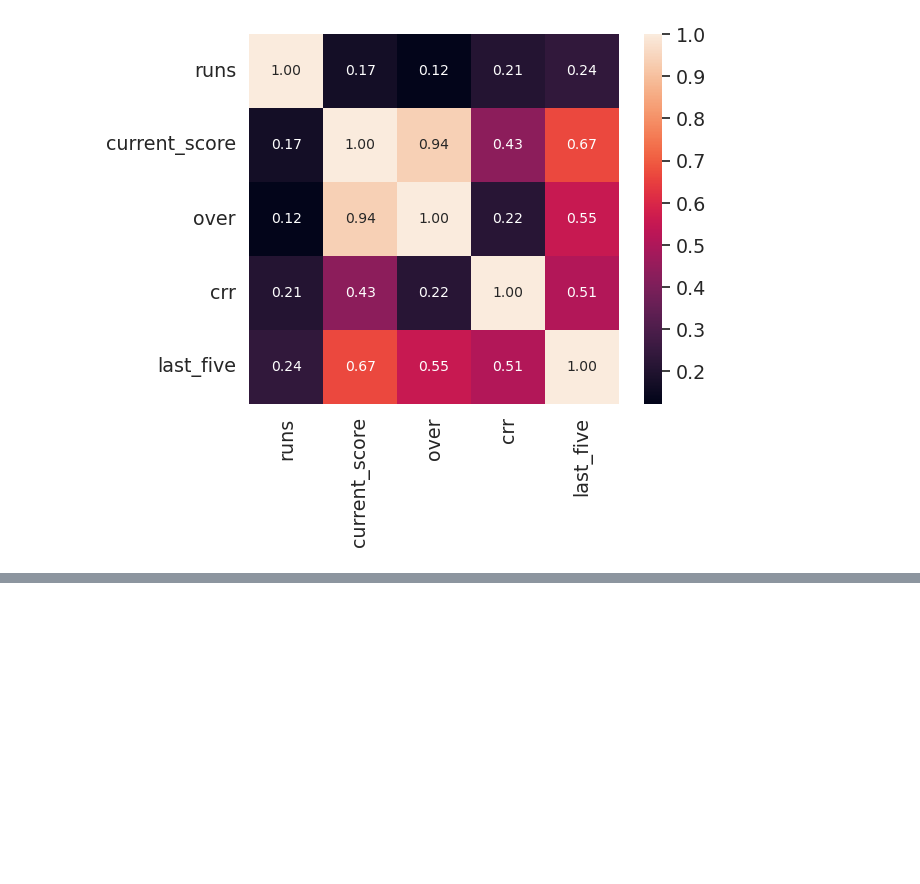
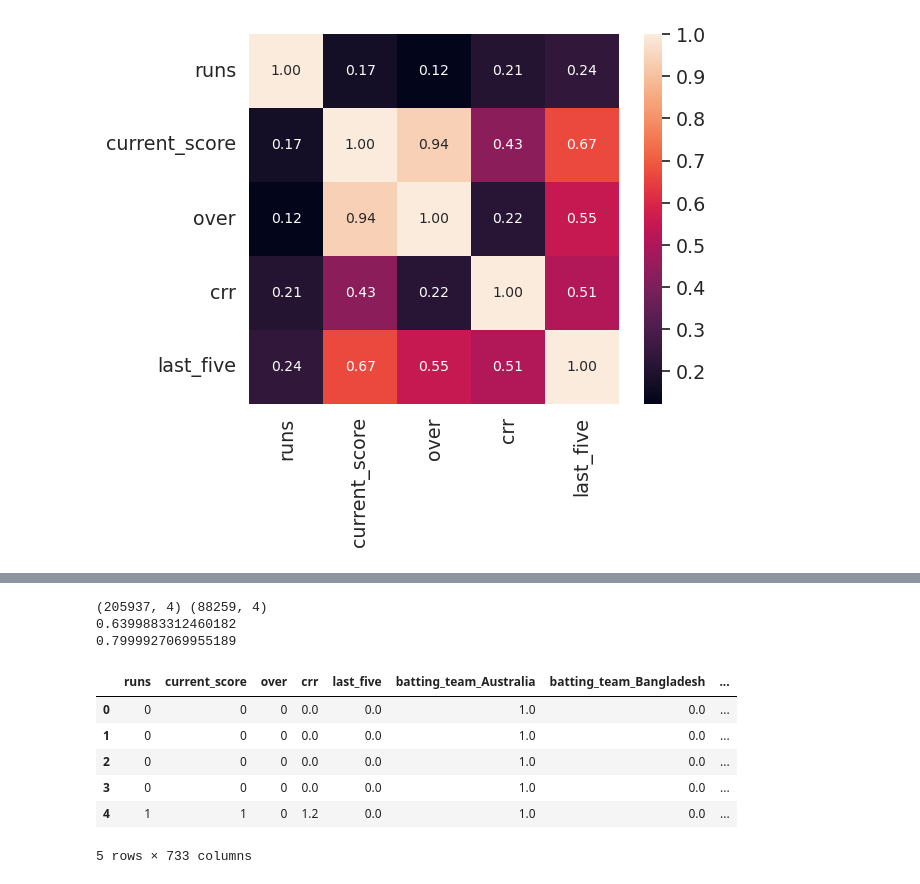
Before and after one commit to Sibgat-Ul/cricket_score_prediction, a Jupyter notebook: main.ipynb, the cells around one changed output, grey strips where cells are left out. Cells and saved outputs as stored; diff of their text form; code cells hidden in the pictures; blank space fills up the shorter version.

```diff
--- a/main.ipynb
+++ b/main.ipynb
@@ -109,0 +83,27 @@ pipe = Pipeline(steps=[
+# %%
+from sklearn.preprocessing import OneHotEncoder
+from sklearn.preprocessing import StandardScaler
+from sklearn.impute import SimpleImputer
+from sklearn.compose import ColumnTransformer
+from sklearn.pipeline import Pipeline
+from sklearn.model_selection import cross_val_score, train_test_split, KFold
+from sklearn.ensemble import RandomForestRegressor, IsolationForest
+from sklearn.metrics import mean_squared_error
+
+num_cols = [col for col in data if data[col].dtype in ['int64', 'float64']]
+ohe = OneHotEncoder(sparse_output=False, drop='first', handle_unknown='ignore')
+
+cat_pipe = Pipeline(steps=[
+    ('impute', SimpleImputer(missing_values='None', fill_value='None')),
+    ('ohe', ohe)
+])
+
+transform_col = ColumnTransformer(transformers=[
+    cat_pipe
+])
+
+model = RandomForestRegressor()
+pipe = Pipeline(steps=[
+    ('transformer', transform_col),
+    ('model', model)
+])
@@ -109,0 +159,43 @@ pipe = Pipeline(steps=[
+# %%
+X = data[num_cols]
+
+X_train = X.sample(frac=0.7, axis=0)
+X_eval = X.drop(X_train.index, axis=0)
+
+Y_train = X_train['current_score']
+X_train.drop(['current_score'], axis=1, inplace=True)
+
+y_eval = X_eval['current_score']
+X_eval.drop(['current_score'], axis=1, inplace=True)
+print(X_train.shape, X_eval.shape)
+
+x_train, x_test, y_train, y_test = train_test_split(X_train, Y_train, train_size=0.8)
+hist = model.fit(x_train, y_train)
+pred = model.predict(x_test)
+
+mse = mean_squared_error(y_test, pred)
+rmse = mse**.5
+print(mse)
+print(rmse)
+# %% [output]
+(205937, 4) (88259, 4)
+0.6399883312460182
+0.7999927069955189
+# %%
+X = data.copy()
+categorical_cols = [col for col in X.columns if X[col].dtype in ['object']]
+transform = ohe.fit_transform(X[categorical_cols])
+#transform = transform.toarray()
+transform = pd.DataFrame(transform, columns=ohe.get_feature_names_out())
+transform.head()
+X.drop(categorical_cols, axis=1, inplace=True)
+X = pd.concat([X, transform], axis=1)
+X.head()
+# %% [output]
+|  | runs | current_score | over | crr | last_five | batting_team_Australia | batting_team_Bangladesh | ... |
+| 0 | 0 | 0 | 0 | 0.0 | 0.0 | 1.0 | 0.0 | ... |
+| 1 | 0 | 0 | 0 | 0.0 | 0.0 | 1.0 | 0.0 | ... |
+| 2 | 0 | 0 | 0 | 0.0 | 0.0 | 1.0 | 0.0 | ... |
+| 3 | 0 | 0 | 0 | 0.0 | 0.0 | 1.0 | 0.0 | ... |
+| 4 | 1 | 1 | 0 | 1.2 | 0.0 | 1.0 | 0.0 | ... |
+5 rows × 733 columns
```
Also changed, not shown: parts of 11 cells of this notebook.
